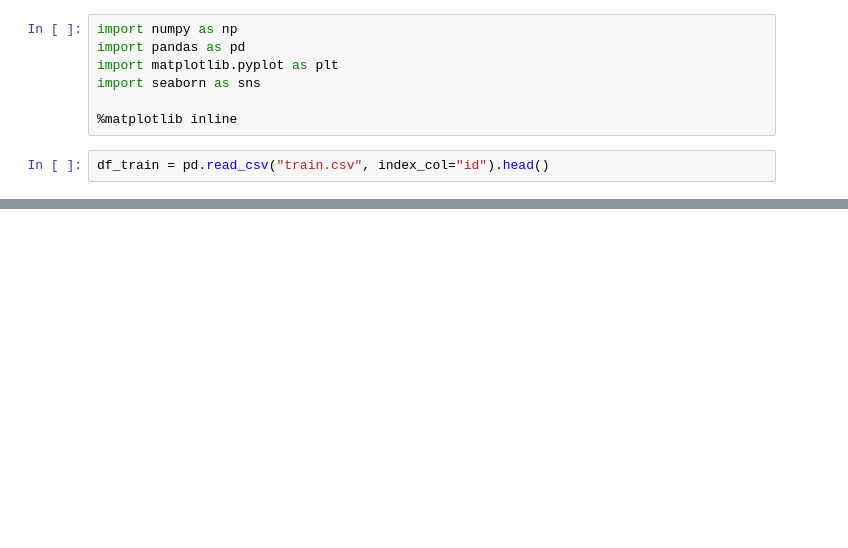
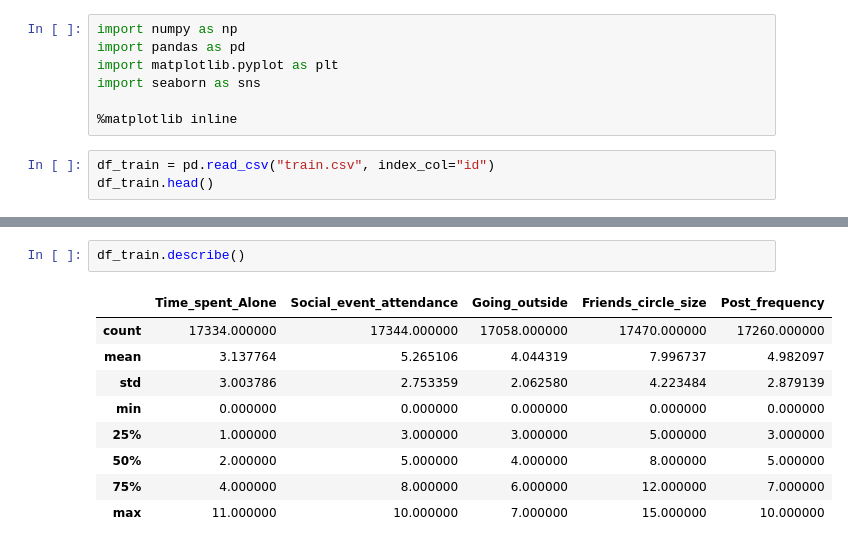
Before and after one commit to ikabrain/predict-intro-from-extro, a Jupyter notebook: solution.ipynb, the cells around one changed output, grey strips where cells are left out. Cells and saved outputs as stored; diff of their text form; blank space fills up the shorter version.

```diff
--- a/solution.ipynb
+++ b/solution.ipynb
@@ -19,7 +13,8 @@ import seaborn as sns
 
 %matplotlib inline
 # %%
-df_train = pd.read_csv("train.csv", index_col="id").head()
+df_train = pd.read_csv("train.csv", index_col="id")
+df_train.head()
 # %% [output]
 |  | Time_spent_Alone | Stage_fear | Social_event_attendance | Going_outside | Drained_after_socializing | ... |
 | id |  |  |  |  |  | ... |
@@ -30,0 +37,12 @@ df_train = pd.read_csv("train.csv", index_col="id").head()
+# %%
+df_train.describe()
+# %% [output]
+|  | Time_spent_Alone | Social_event_attendance | Going_outside | Friends_circle_size | Post_frequency |
+| count | 17334.000000 | 17344.000000 | 17058.000000 | 17470.000000 | 17260.000000 |
+| mean | 3.137764 | 5.265106 | 4.044319 | 7.996737 | 4.982097 |
+| std | 3.003786 | 2.753359 | 2.062580 | 4.223484 | 2.879139 |
+| min | 0.000000 | 0.000000 | 0.000000 | 0.000000 | 0.000000 |
+| 25% | 1.000000 | 3.000000 | 3.000000 | 5.000000 | 3.000000 |
+| 50% | 2.000000 | 5.000000 | 4.000000 | 8.000000 | 5.000000 |
+| 75% | 4.000000 | 8.000000 | 6.000000 | 12.000000 | 7.000000 |
+| max | 11.000000 | 10.000000 | 7.000000 | 15.000000 | 10.000000 |
```
Also changed, not shown: parts of 29 cells of this notebook.
